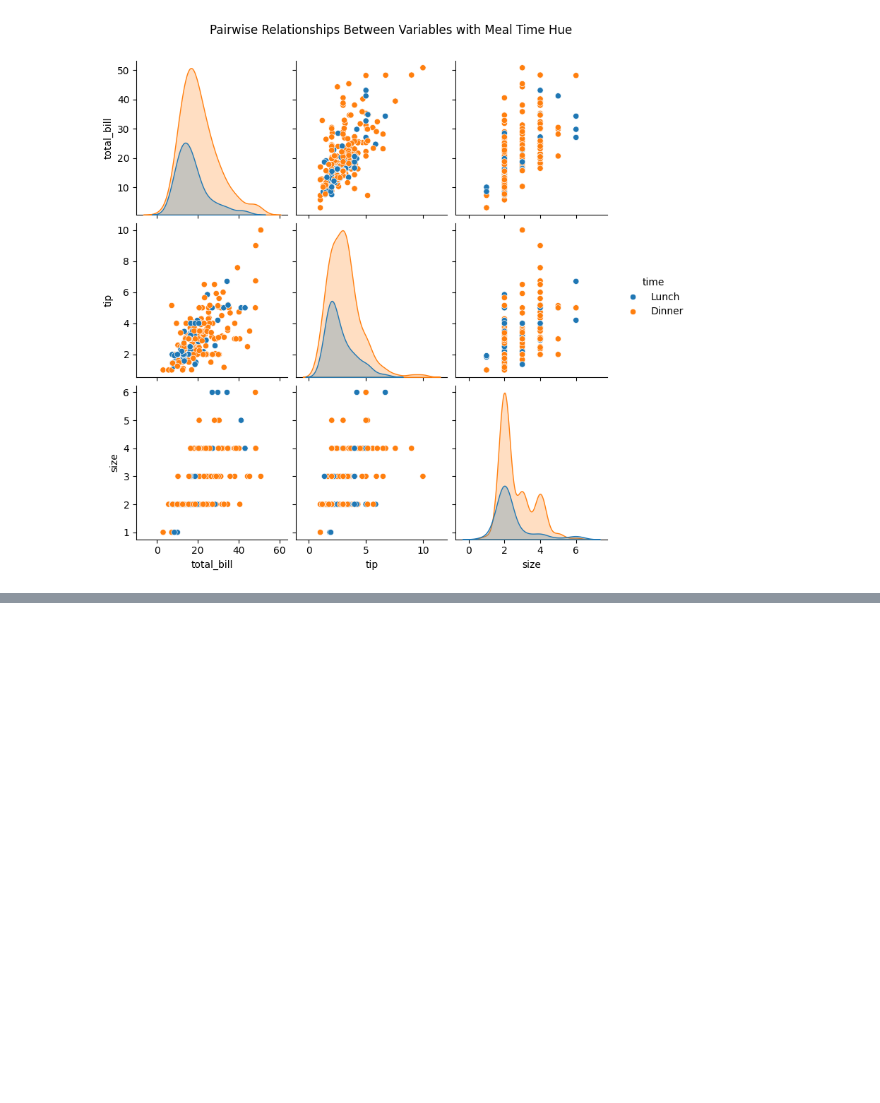
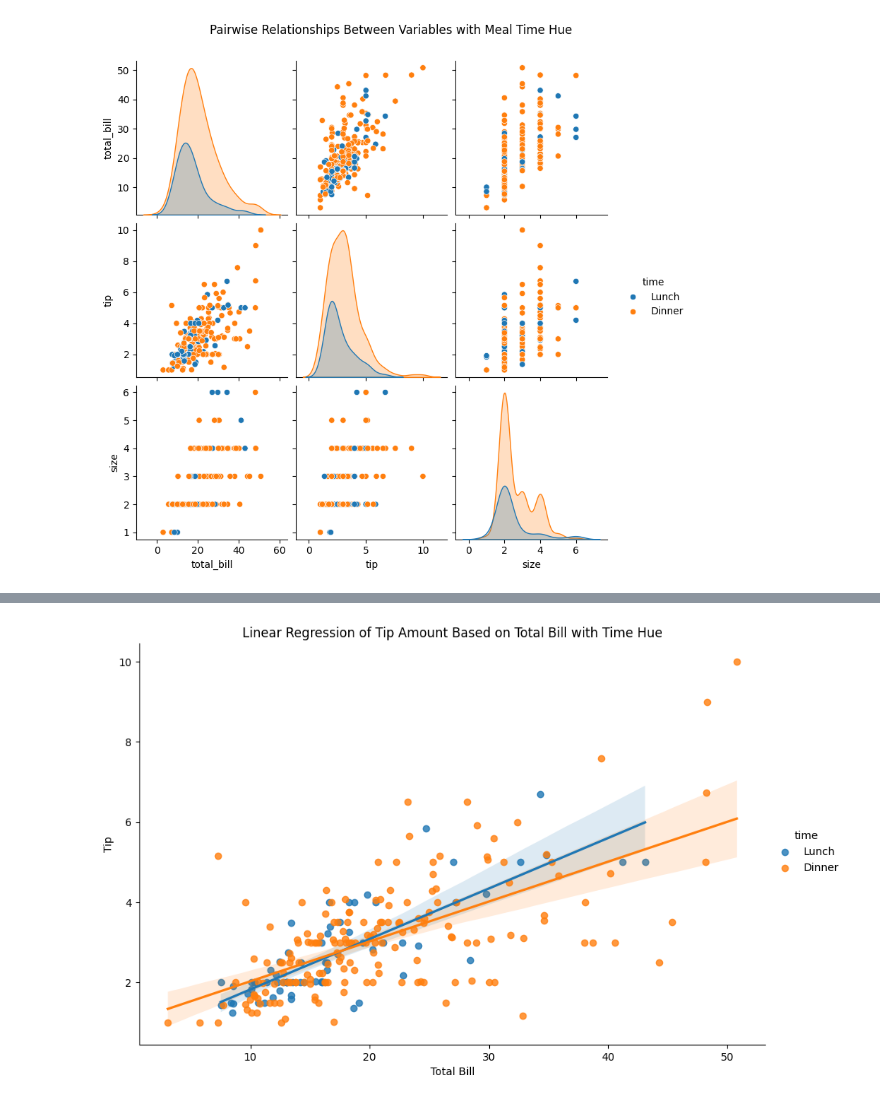
Before and after one commit to Mohibullah16/DataVisualizationLab05, a Jupyter notebook: lab5_Fa22_bds_021.ipynb, the cells around one changed output, grey strips where cells are left out. Saved outputs shown, nothing was run; the diff lists cells and outputs as text; code cells hidden in the pictures; blank space fills up the shorter version.

```diff
--- a/lab5_Fa22_bds_021.ipynb
+++ b/lab5_Fa22_bds_021.ipynb
@@ -88,0 +95,8 @@ plt.show()
+# %%
+sns.lmplot(x='total_bill', y='tip', hue='time', data=restaurant_data, aspect=1.5, height=6)
+plt.title('Linear Regression of Tip Amount Based on Total Bill with Time Hue')
+plt.xlabel('Total Bill')
+plt.ylabel('Tip')
+plt.show()
+# %% [output]
+[figure, added]
```
Also changed, not shown: parts of 1 cell of this notebook.
